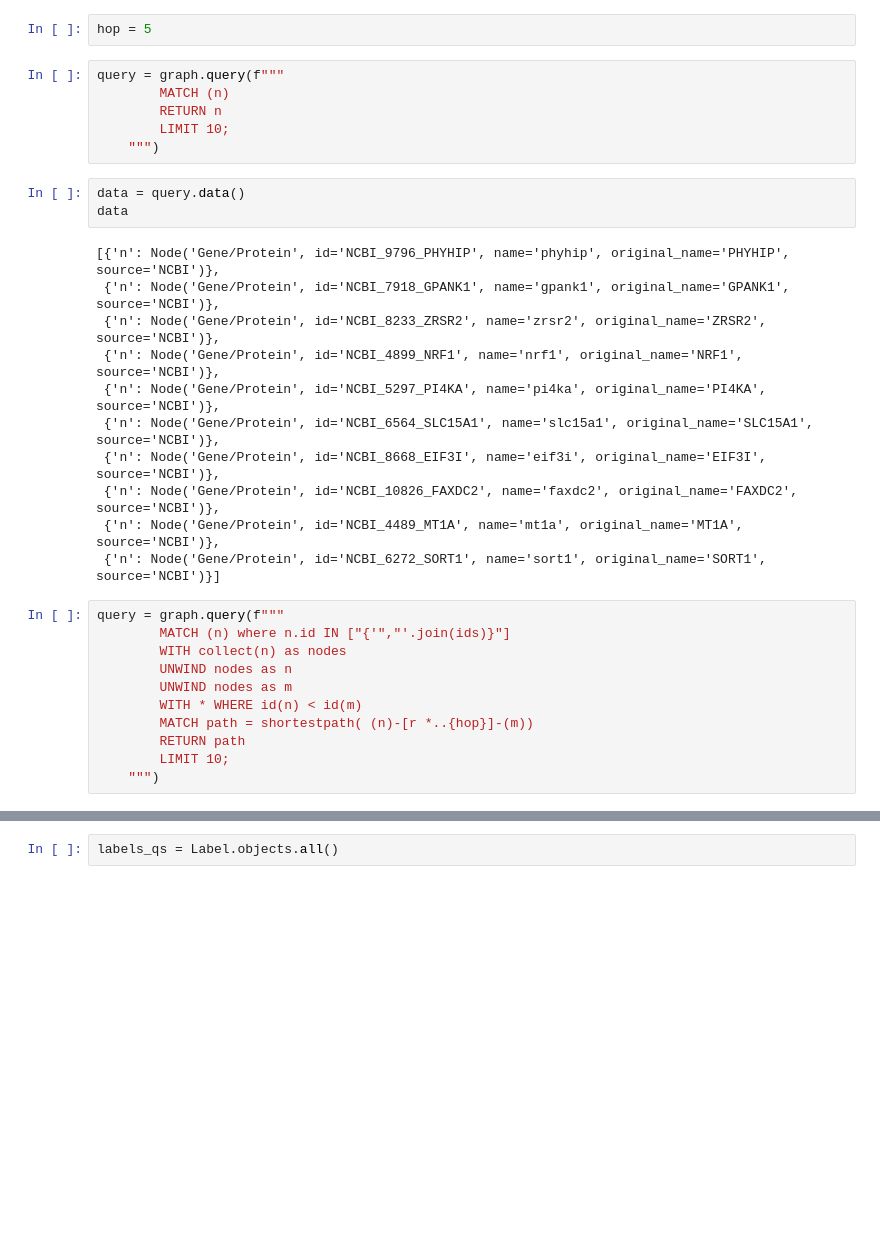
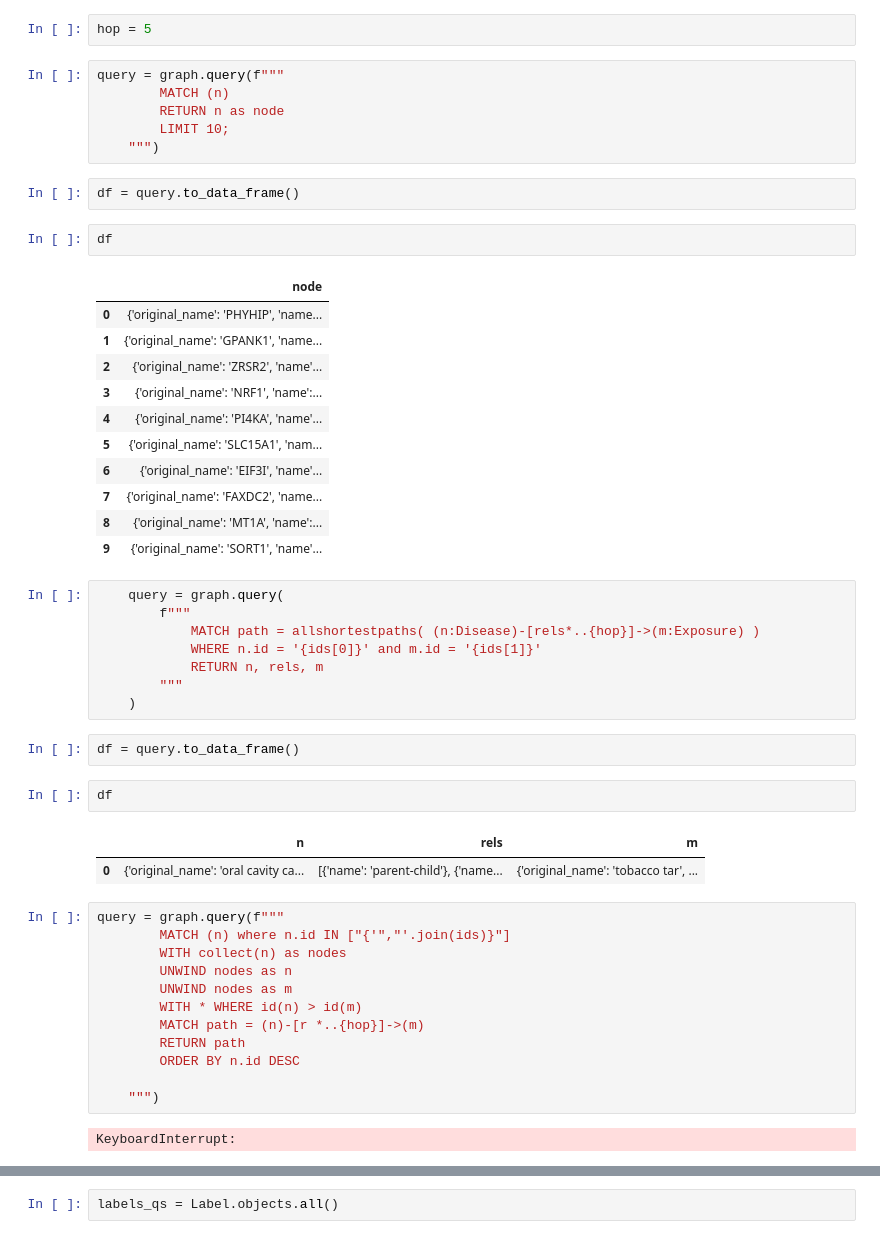
Before and after one commit to wasit7/DeepOralCare, a Jupyter notebook: web/backend/notebook/primekg-notebook/py2neo-query-primekg.ipynb, the cells around one changed output, grey strips where cells are left out. Cells and saved outputs as stored; diff of their text form; blank space fills up the shorter version.

Commit message:
[UPDATE] query data resource

```diff
--- a/web/backend/notebook/primekg-notebook/py2neo-query-primekg.ipynb
+++ b/web/backend/notebook/primekg-notebook/py2neo-query-primekg.ipynb
@@ -11,34 +13,54 @@ hop = 5
 # %%
 query = graph.query(f"""
         MATCH (n)
-        RETURN n
+        RETURN n as node
         LIMIT 10;
     """)
-# %%
-data = query.data()
-data
-# %% [output]
-[{'n': Node('Gene/Protein', id='NCBI_9796_PHYHIP', name='phyhip', original_name='PHYHIP', source='NCBI')},
- {'n': Node('Gene/Protein', id='NCBI_7918_GPANK1', name='gpank1', original_name='GPANK1', source='NCBI')},
- {'n': Node('Gene/Protein', id='NCBI_8233_ZRSR2', name='zrsr2', original_name='ZRSR2', source='NCBI')},
- {'n': Node('Gene/Protein', id='NCBI_4899_NRF1', name='nrf1', original_name='NRF1', source='NCBI')},
- {'n': Node('Gene/Protein', id='NCBI_5297_PI4KA', name='pi4ka', original_name='PI4KA', source='NCBI')},
- {'n': Node('Gene/Protein', id='NCBI_6564_SLC15A1', name='slc15a1', original_name='SLC15A1', source='NCBI')},
- {'n': Node('Gene/Protein', id='NCBI_8668_EIF3I', name='eif3i', original_name='EIF3I', source='NCBI')},
- {'n': Node('Gene/Protein', id='NCBI_10826_FAXDC2', name='faxdc2', original_name='FAXDC2', source='NCBI')},
- {'n': Node('Gene/Protein', id='NCBI_4489_MT1A', name='mt1a', original_name='MT1A', source='NCBI')},
- {'n': Node('Gene/Protein', id='NCBI_6272_SORT1', name='sort1', original_name='SORT1', source='NCBI')}]
+# %%
+df = query.to_data_frame()
+# %%
+df
+# %% [output]
+|  | node |
+| 0 | {'original_name': 'PHYHIP', 'name... |
+| 1 | {'original_name': 'GPANK1', 'name... |
+| 2 | {'original_name': 'ZRSR2', 'name'... |
+| 3 | {'original_name': 'NRF1', 'name':... |
+| 4 | {'original_name': 'PI4KA', 'name'... |
+| 5 | {'original_name': 'SLC15A1', 'nam... |
+| 6 | {'original_name': 'EIF3I', 'name'... |
+| 7 | {'original_name': 'FAXDC2', 'name... |
+| 8 | {'original_name': 'MT1A', 'name':... |
+| 9 | {'original_name': 'SORT1', 'name'... |
+# %%
+    query = graph.query(
+        f"""
+            MATCH path = allshortestpaths( (n:Disease)-[rels*..{hop}]->(m:Exposure) )
+            WHERE n.id = '{ids[0]}' and m.id = '{ids[1]}'
+            RETURN n, rels, m
+        """
+    )
+# %%
+df = query.to_data_frame()
+# %%
+df
+# %% [output]
+|  | n | rels | m |
+| 0 | {'original_name': 'oral cavity ca... | [{'name': 'parent-child'}, {'name... | {'original_name': 'tobacco tar', ... |
 # %%
 query = graph.query(f"""
         MATCH (n) where n.id IN ["{'","'.join(ids)}"]
         WITH collect(n) as nodes
         UNWIND nodes as n
         UNWIND nodes as m
-        WITH * WHERE id(n) < id(m)
-        MATCH path = shortestpath( (n)-[r *..{hop}]-(m))
+        WITH * WHERE id(n) > id(m)
+        MATCH path = (n)-[r *..{hop}]->(m)
         RETURN path
-        LIMIT 10;
+        ORDER BY n.id DESC
+
     """)
+# %% [output]
+KeyboardInterrupt:
 # %%
 data = query.data()
 data
```
Also changed, not shown: parts of 16 cells of this notebook, 2 other files.
